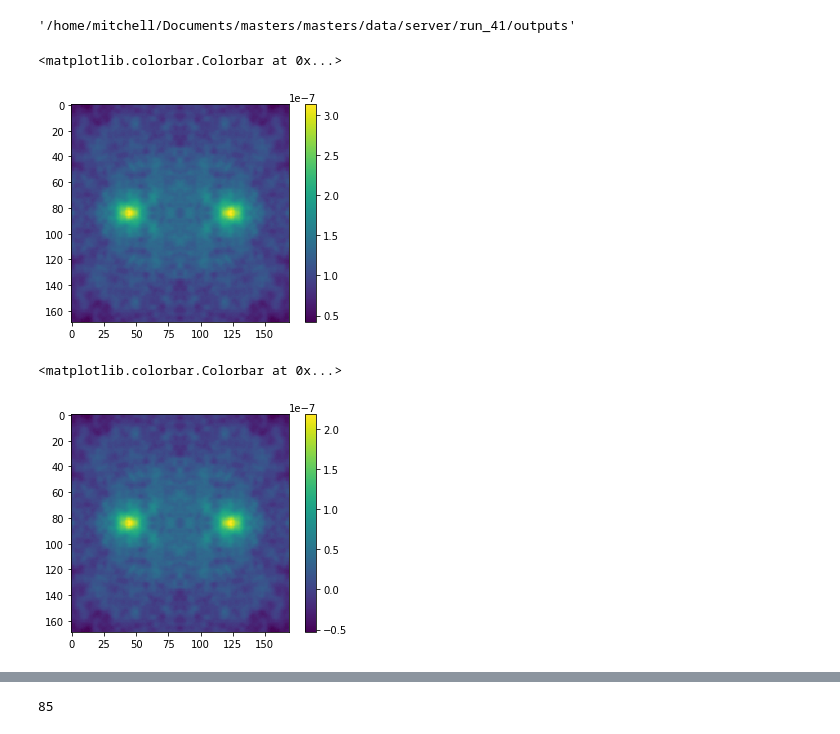
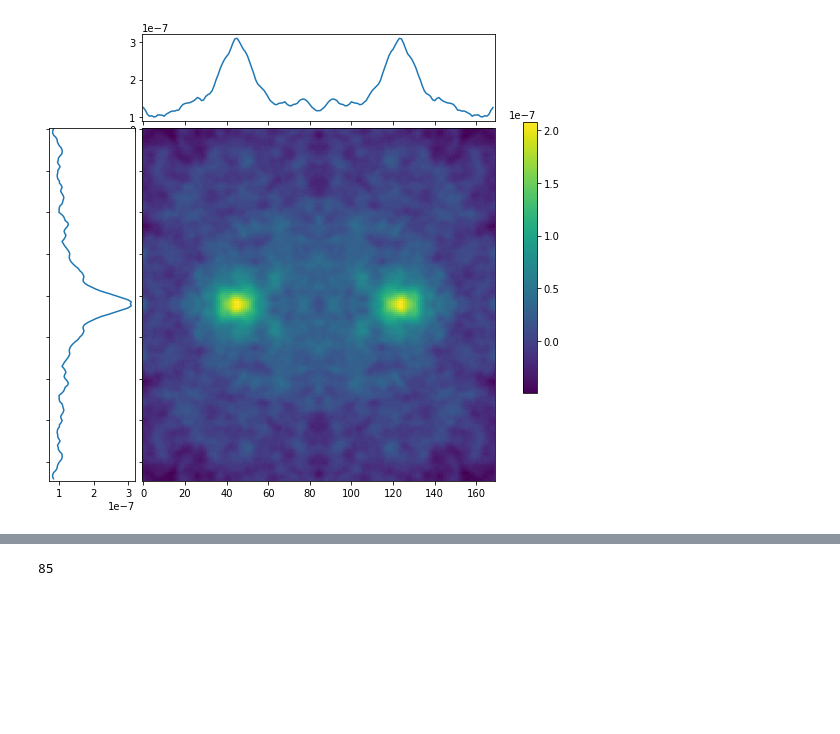
Before and after one commit to mdezylva/masters, a Jupyter notebook: Notebooks/Post_Stacking.ipynb, the cells around one changed output, grey strips where cells are left out. Cells and saved outputs as stored; diff of their text form; code cells hidden in the pictures; blank space fills up the shorter version.

```diff
--- a/Notebooks/Post_Stacking.ipynb
+++ b/Notebooks/Post_Stacking.ipynb
@@ -11,13 +13,5 @@ from astropy.cosmology import Planck13
 cosmo = Planck13
 # %%
-os.chdir("/home/mitchell/Documents/masters/masters/data/server/run_41/outputs")
+os.chdir("/home/mitchell/Documents/masters/masters/data/server/run_43/outputs")
 os.getcwd()
 output = np.loadtxt('output_342000_pairs.txt',delimiter=',')
-# %% [output]
-'/home/mitchell/Documents/masters/masters/data/server/run_41/outputs'
-# %%
-plt.imshow(output)
-plt.colorbar()
-# %% [output]
-<matplotlib.colorbar.Colorbar at 0x...>
-[figure, removed]
@@ -33,6 +18,43 @@ print(annular_mean)
-# %%
-plt.imshow(output[:,:]-annular_mean)
-plt.colorbar()
-# %% [output]
-<matplotlib.colorbar.Colorbar at 0x...>
-[figure, removed]
+# %%
+def radMask(index,radius,array):
+  a,b = index
+  nx,ny = array.shape
+  y,x = np.ogrid[-a:nx-a,-b:ny-b]
+  mask = x*x + y*y <= radius*radius
+  return mask
+
+cen = (169/2+1,169/2+1)
+out_mask = radMask(cen,80,output).astype(int)
+in_mask = radMask(cen,60,output).astype(int)
+annul_mask = np.subtract(out_mask,in_mask).astype(bool)
+annular_mean = sp.ndimage.mean(output,labels = annul_mask)
+output_less_mean = output-annular_mean
+# print(annular_mean)
+# print(output_less_mean)
+lft_halo = output[:,44]
+centre = int(len(output)/2)+1
+# %%
+fig, axImage = plt.subplots(figsize=(10, 10))
+
+axImage.imshow(output_less_mean)
+divider = make_axes_locatable(axImage)
+axSliceX = divider.append_axes("top", 1.2, pad=0.1, sharex=axImage)
+axSliceY = divider.append_axes("left", 1.2, pad=0.1, sharey=axImage)
+
+axSliceX.xaxis.set_tick_params(labelbottom=False)
+axSliceY.yaxis.set_tick_params(labelleft=False)
+
+central_line_x = output[centre,:]
+axSliceX.plot(central_line_x)
+
+lft_halo = output[:,44]
+axSliceY.plot(lft_halo,np.arange(len(lft_halo)))
+
+im = axImage.pcolormesh(output_less_mean)
+fig.colorbar(im,ax=axImage,shrink=0.5)
+os.chdir('/home/mitchell/Documents/masters/masters/thesis/Ver_2/figures')
+fig.savefig('Stack.png')
+plt.show()
+plt.close()
+# %% [output]
+[figure, added]
```
Also changed, not shown: parts of 31 cells of this notebook, 53 other files.
